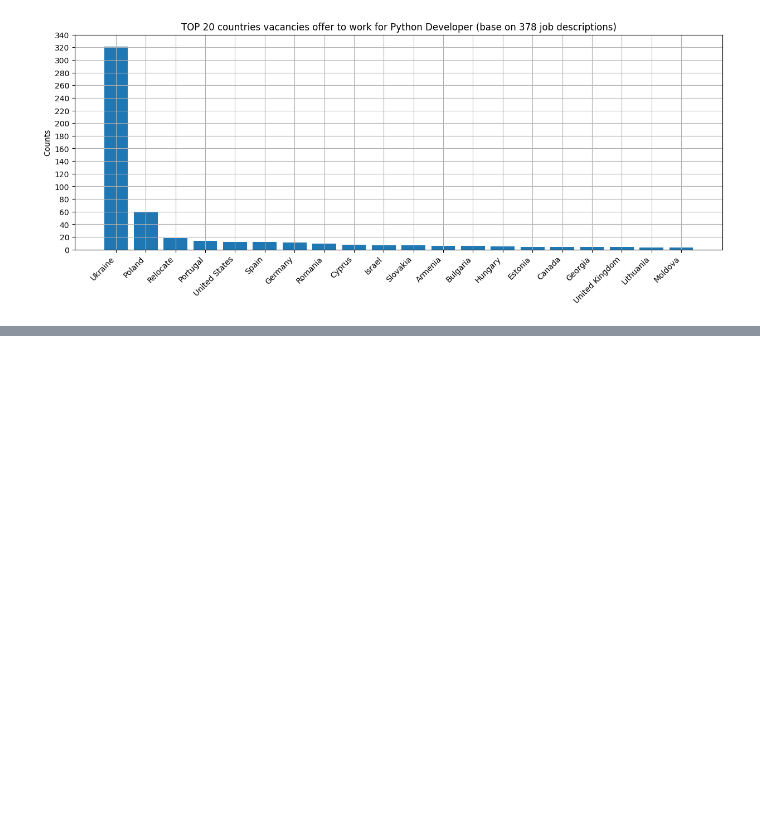
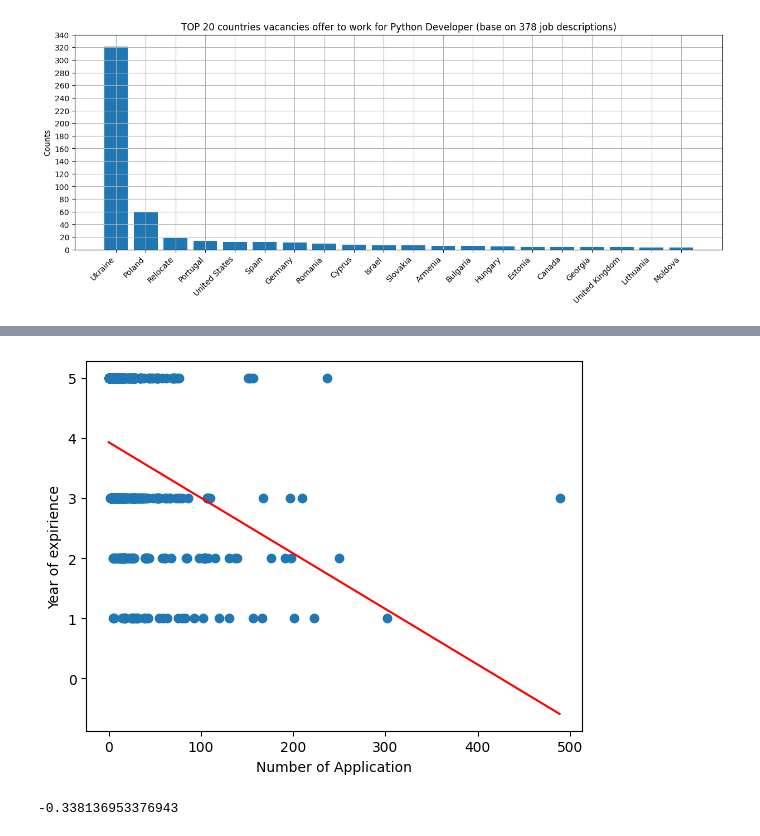
Before and after one commit to danieladdisonorg/Jobsite-Scraper-and-Analyzer, a Jupyter notebook: analyzing/analyze_djinni.ipynb, the cells around one changed output, grey strips where cells are left out. Cells and saved outputs as stored; diff of their text form; code cells hidden in the pictures; blank space fills up the shorter version.

```diff
--- a/analyzing/analyze_djinni.ipynb
+++ b/analyzing/analyze_djinni.ipynb
@@ -185,0 +205,15 @@ plt.show()
+# %%
+# See the correlation between year of expirience and number of applications
+# either year of expirience increases number of application or not.
+
+x, y = df["num_applications"], df["year_of_exp"]
+plt.scatter(x, y)
+plt.plot(np.unique(x), np.poly1d(np.polyfit(x, y, 1))
+         (np.unique(x)), color='red')
+plt.ylabel("Year of expirience")
+plt.xlabel("Number of Application")
+plt.show()
+x.corr(y)
+# %% [output]
+[figure, added]
+-0.338136953376943
```
Also changed, not shown: parts of 8 cells of this notebook.
